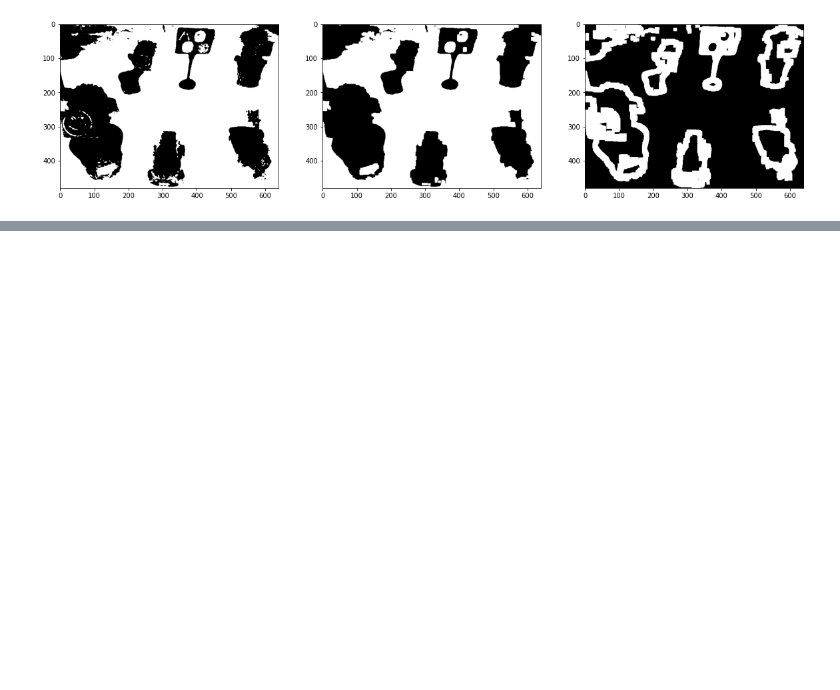
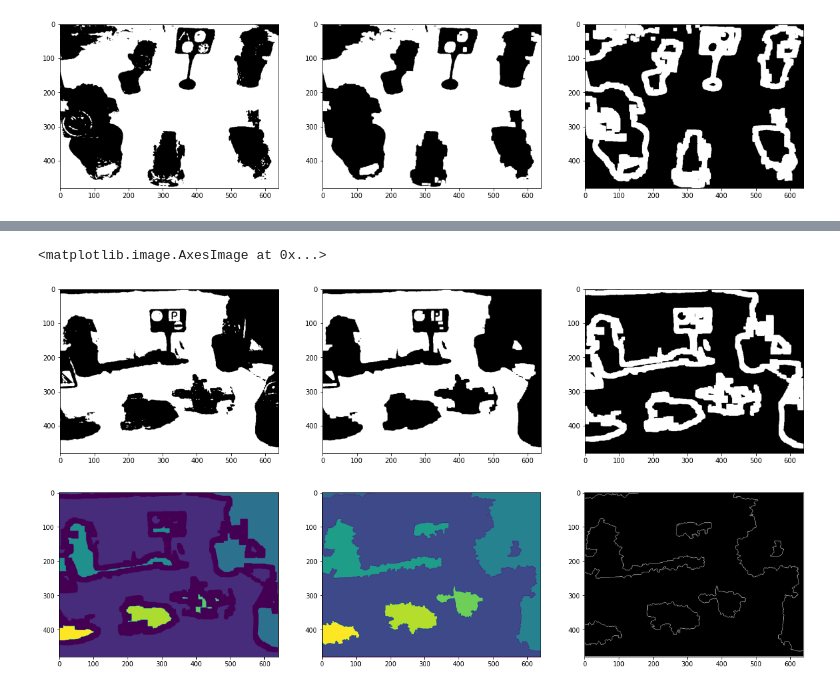
Before and after one commit to szykry/CVML_HW, a Jupyter notebook: CVML_HW.ipynb, the cells around one changed output, grey strips where cells are left out. Saved outputs shown, nothing was run; the diff lists cells and outputs as text; code cells hidden in the pictures; blank space fills up the shorter version.

```diff
--- a/CVML_HW.ipynb
+++ b/CVML_HW.ipynb
@@ -326,0 +333,47 @@ error: ignored
+# %%
+imgBGR = cv2.imread("../HW/g3/rgb/136.jpg")
+
+avg_hue = np.average(hue_channel)
+hue_channel_thresh, hue_channel_segment = cv2.threshold(hue_channel,avg_hue,255,cv2.THRESH_BINARY)
+
+kernel = np.ones((5,5),np.uint8)
+nagykernel = np.ones((7,7),np.uint8)
+ret, thresh = cv2.threshold(hue_channel_segment,0,255,cv2.THRESH_BINARY_INV+cv2.THRESH_OTSU)
+
+fg = cv2.erode(thresh, kernel,iterations=5)
+bg = cv2.dilate(thresh, kernel, iterations=2)
+
+opened = cv2.morphologyEx(hue_channel_segment,cv2.MORPH_OPEN,nagykernel)
+
+unknown = cv2.subtract(bg,fg)
+
+plt.figure(figsize=(20,20))
+plt.subplot(1,3,1)
+plt.imshow(hue_channel_segment,cmap='gray')
+plt.subplot(1,3,2)
+plt.imshow(opened,cmap='gray')
+plt.subplot(1,3,3)
+plt.imshow(unknown,cmap='gray')
+
+
+ret, markers = cv2.connectedComponents(bg)
+markers=markers+1
+markers[unknown==255] = 0
+plt.figure(figsize=(21,21))
+plt.subplot(1,3,1)
+plt.imshow(markers)
+
+imgBGR = cv2.imread("../HW/g3/rgb/136.jpg")
+
+markers = cv2.watershed(imgBGR,markers)
+imgBGR[::] =[0,0,0]
+imgBGR[markers == -1] = [255,255,255]
+
+plt.subplot(1,3,2)
+plt.imshow(markers)
+plt.subplot(1,3,3)
+plt.imshow(imgBGR)
+# %% [output]
+<matplotlib.image.AxesImage at 0x...>
+[figure, added]
+[figure, added]
```
Also changed, not shown: parts of 6 cells of this notebook.
